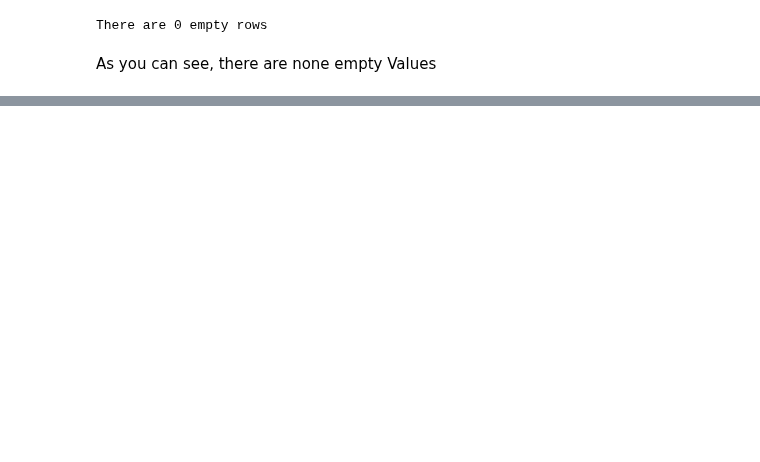
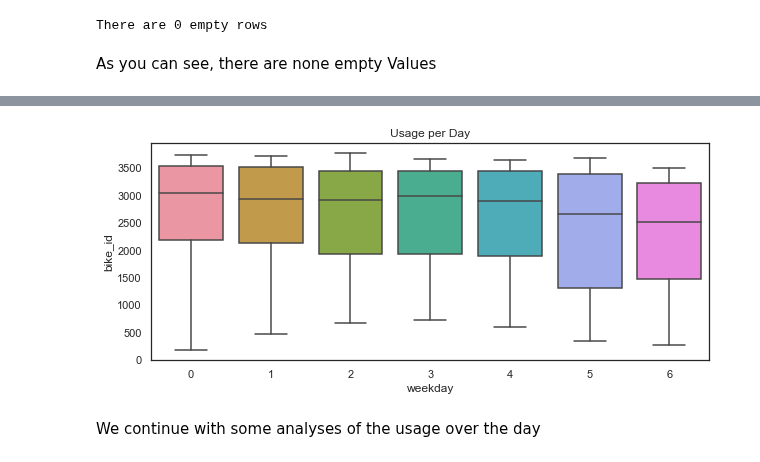
Before and after one commit to NeffIsBack/ThePredictors_DSML_Team_Assignment, a Jupyter notebook: Code_Team_Assignment_Alex.ipynb, the cells around one changed output, grey strips where cells are left out. Cells and saved outputs as stored; diff of their text form; code cells hidden in the pictures; blank space fills up the shorter version.

Commit message:
continued working

```diff
--- a/Code_Team_Assignment_Alex.ipynb
+++ b/Code_Team_Assignment_Alex.ipynb
@@ -90,0 +166,12 @@ chg17_timeStamps.head()
+# %%
+fig, ax = plt.subplots(figsize=(10,4))
+
+sns.boxplot(x = chg17_usage.index.get_level_values(1),
+            y = chg17_usage["bike_id"],
+            ax=ax)
+ax.set_title("Usage per Day")
+plt.show()
+# %% [output]
+[figure, added]
+# %% [markdown]
+We continue with some analyses of the usage over the day
```
Also changed, not shown: parts of 28 cells of this notebook.
